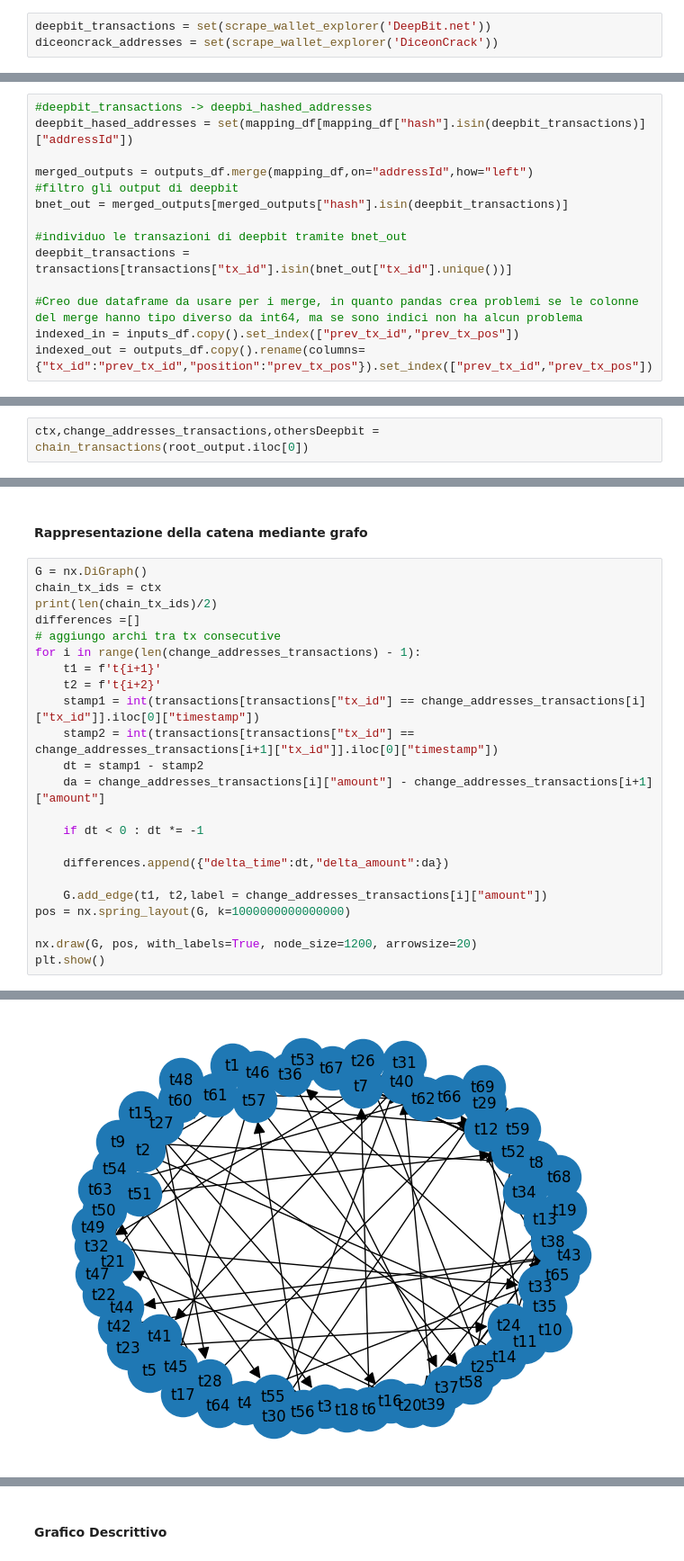
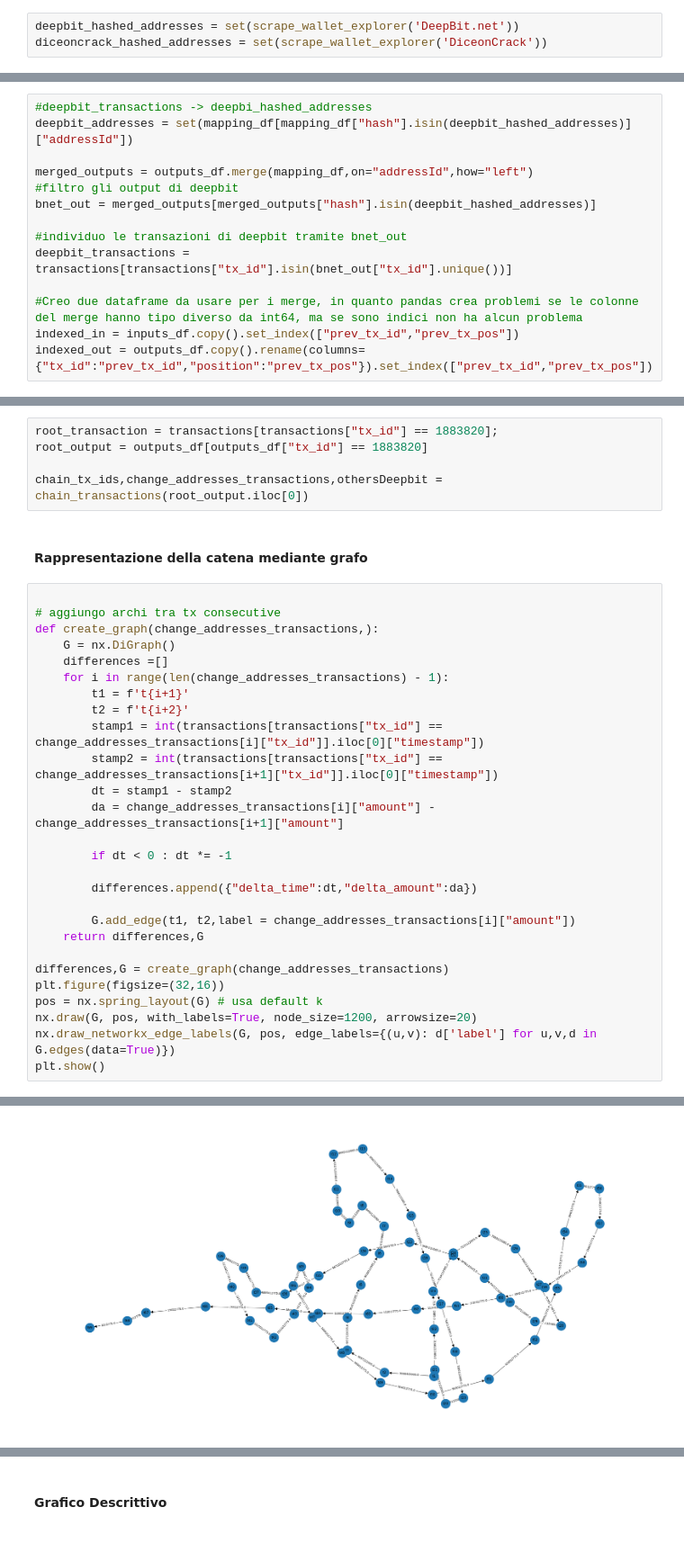
Before and after one commit to TaleWind28/Magician, a Jupyter notebook: Magician.ipynb, the cells around one changed output, grey strips where cells are left out. Shown at 90% size. Cells and saved outputs as stored; diff of their text form.

```diff
--- a/Magician.ipynb
+++ b/Magician.ipynb
@@ -254,3 +254,3 @@ Procediamo adesso col recuperare tutti i **wallet address** di nostro interesse
 # %%
-deepbit_transactions = set(scrape_wallet_explorer('DeepBit.net'))
-diceoncrack_addresses = set(scrape_wallet_explorer('DiceonCrack'))
+deepbit_hashed_addresses = set(scrape_wallet_explorer('DeepBit.net'))
+diceoncrack_hashed_addresses = set(scrape_wallet_explorer('DiceonCrack'))
@@ -263,11 +266,11 @@ diceoncrack_addresses = set(scrape_wallet_explorer('DiceonCrack'))
 Dovendo eseguire varie analisi sulle transazioni coinbase vado a predisporre un **set di indirizzi Deepbit.net**, sfruttando i **wallet address** recuperati in precedenza, inoltre per comodità creo un dataframe **merged_outputs** facendo un merge tra outputs_df e mapping_df per ottenere output con indirizzi hashati.
 # %%
 #deepbit_transactions -> deepbi_hashed_addresses
-deepbit_hased_addresses = set(mapping_df[mapping_df["hash"].isin(deepbit_transactions)]["addressId"])
+deepbit_addresses = set(mapping_df[mapping_df["hash"].isin(deepbit_hashed_addresses)]["addressId"])
 
 merged_outputs = outputs_df.merge(mapping_df,on="addressId",how="left")
 #filtro gli output di deepbit
-bnet_out = merged_outputs[merged_outputs["hash"].isin(deepbit_transactions)]
+bnet_out = merged_outputs[merged_outputs["hash"].isin(deepbit_hashed_addresses)]
 
 #individuo le transazioni di deepbit tramite bnet_out
 deepbit_transactions = transactions[transactions["tx_id"].isin(bnet_out["tx_id"].unique())]
@@ -485,2 +443,0 @@ def chain_transactions(chain_output):
-# %%
-ctx,change_addresses_transactions,othersDeepbit = chain_transactions(root_output.iloc[0])
@@ -487,26 +491,35 @@ ctx,change_addresses_transactions,othersDeepbit = chain_transactions(root_output
+# %%
+root_transaction = transactions[transactions["tx_id"] == 1883820];
+root_output = outputs_df[outputs_df["tx_id"] == 1883820]
+
+chain_tx_ids,change_addresses_transactions,othersDeepbit = chain_transactions(root_output.iloc[0])
 # %% [markdown]
 #### Rappresentazione della catena mediante grafo
 # %%
-G = nx.DiGraph()
-chain_tx_ids = ctx
-print(len(chain_tx_ids)/2)
-differences =[]
+
 # aggiungo archi tra tx consecutive
-for i in range(len(change_addresses_transactions) - 1):
-    t1 = f't{i+1}'
-    t2 = f't{i+2}'
-    stamp1 = int(transactions[transactions["tx_id"] == change_addresses_transactions[i]["tx_id"]].iloc[0]["timestamp"])
-    stamp2 = int(transactions[transactions["tx_id"] == change_addresses_transactions[i+1]["tx_id"]].iloc[0]["timestamp"])
-    dt = stamp1 - stamp2
-    da = change_addresses_transactions[i]["amount"] - change_addresses_transactions[i+1]["amount"]
+def create_graph(change_addresses_transactions,):
+    G = nx.DiGraph()
+    differences =[]
+    for i in range(len(change_addresses_transactions) - 1):
+        t1 = f't{i+1}'
+        t2 = f't{i+2}'
+        stamp1 = int(transactions[transactions["tx_id"] == change_addresses_transactions[i]["tx_id"]].iloc[0]["timestamp"])
+        stamp2 = int(transactions[transactions["tx_id"] == change_addresses_transactions[i+1]["tx_id"]].iloc[0]["timestamp"])
+        dt = stamp1 - stamp2
+        da = change_addresses_transactions[i]["amount"] - change_addresses_transactions[i+1]["amount"]
 
-    if dt < 0 : dt *= -1
+        if dt < 0 : dt *= -1
 
-    differences.append({"delta_time":dt,"delta_amount":da})
+        differences.append({"delta_time":dt,"delta_amount":da})
 
-    G.add_edge(t1, t2,label = change_addresses_transactions[i]["amount"])
-pos = nx.spring_layout(G, k=1000000000000000)
+        G.add_edge(t1, t2,label = change_addresses_transactions[i]["amount"])
+    return differences,G
 
+differences,G = create_graph(change_addresses_transactions)
+plt.figure(figsize=(32,16))
+pos = nx.spring_layout(G) # usa default k
 nx.draw(G, pos, with_labels=True, node_size=1200, arrowsize=20)
+nx.draw_networkx_edge_labels(G, pos, edge_labels={(u,v): d['label'] for u,v,d in G.edges(data=True)})
 plt.show()
 # %% [output]
@@ -514 +526 @@ plt.show()
-[figure, old version]
+[figure, new version]
```
Also changed, not shown: parts of 21 cells of this notebook, 3 other files.
